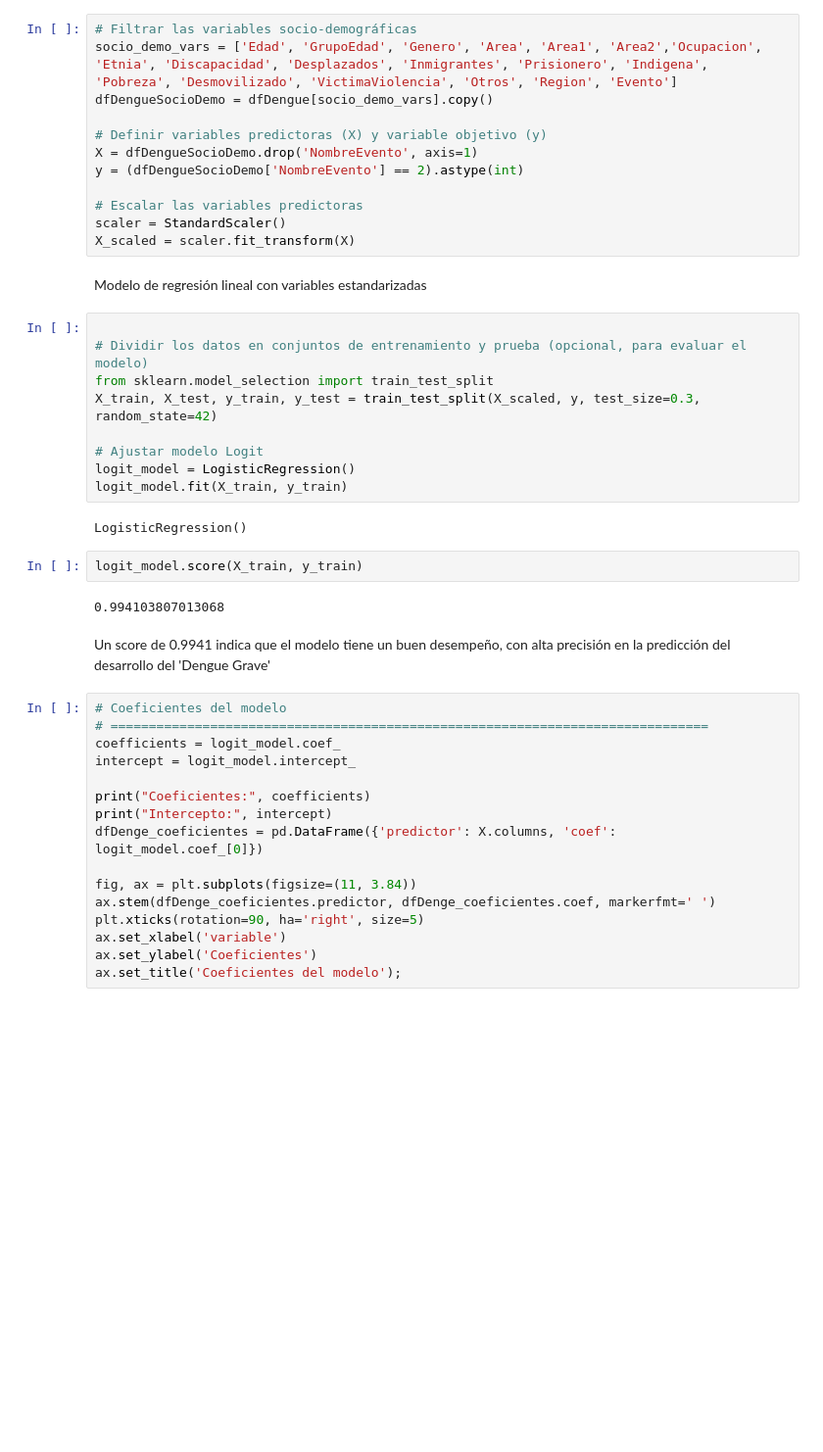
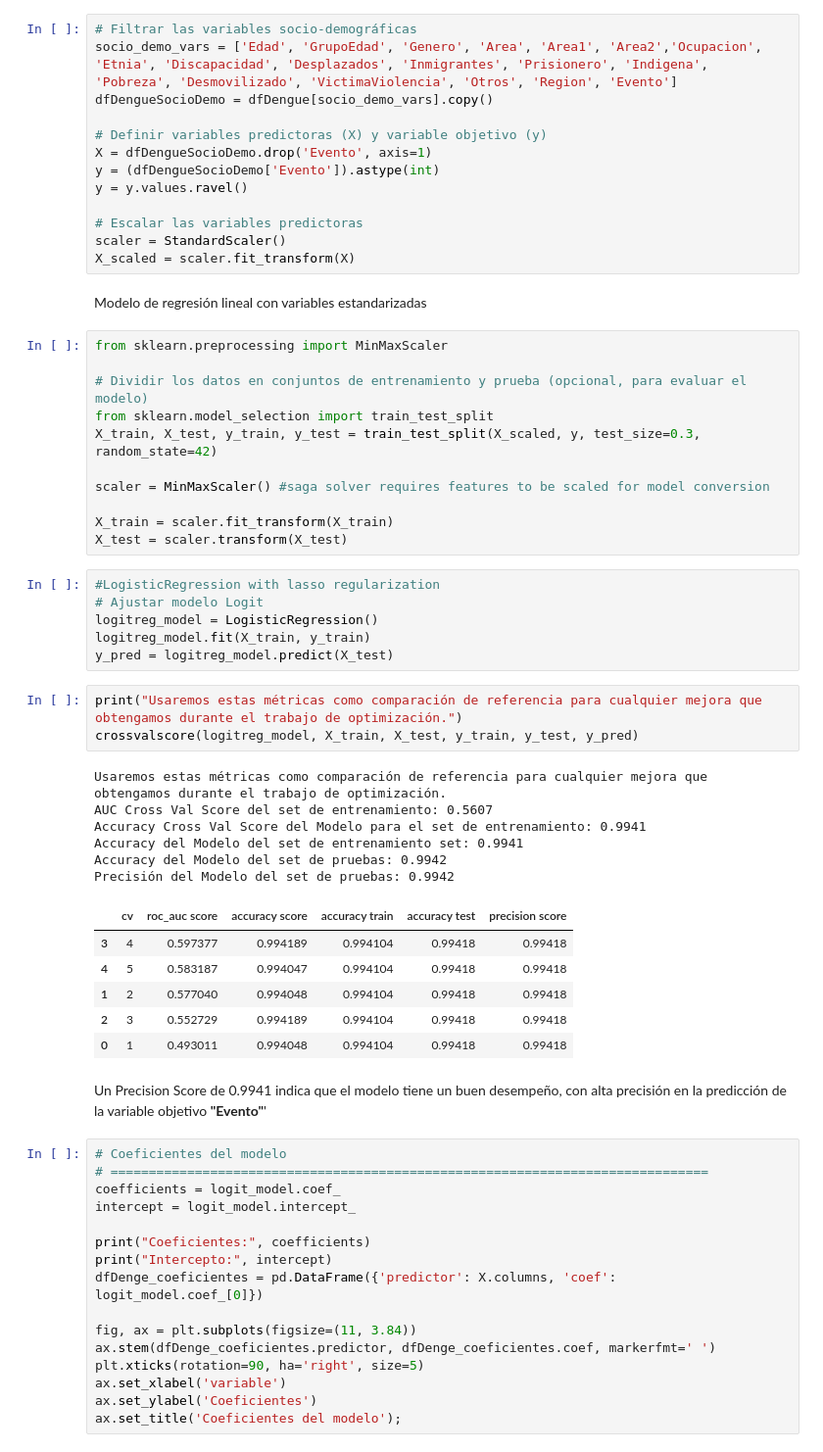
Before and after one commit to cam2149/MachinelearningI, a Jupyter notebook: Examen3_Ejercicio4.ipynb, the cells around one changed output. Shown at 98% size. Saved outputs shown, nothing was run; the diff lists cells and outputs as text; blank space fills up the shorter version.

```diff
--- a/Examen3_Ejercicio4.ipynb
+++ b/Examen3_Ejercicio4.ipynb
@@ -390,8 +421,9 @@ socio_demo_vars = ['Edad', 'GrupoEdad', 'Genero', 'Area', 'Area1', 'Area2','Ocup
 dfDengueSocioDemo = dfDengue[socio_demo_vars].copy()
 
 # Definir variables predictoras (X) y variable objetivo (y)
-X = dfDengueSocioDemo.drop('NombreEvento', axis=1)
-y = (dfDengueSocioDemo['NombreEvento'] == 2).astype(int)
+X = dfDengueSocioDemo.drop('Evento', axis=1)
+y = (dfDengueSocioDemo['Evento']).astype(int)
+y = y.values.ravel()
 
 # Escalar las variables predictoras
 scaler = StandardScaler()
@@ -399,22 +431,40 @@ X_scaled = scaler.fit_transform(X)
 # %% [markdown]
 Modelo de regresión lineal con variables estandarizadas
 # %%
+from sklearn.preprocessing import MinMaxScaler
 
 # Dividir los datos en conjuntos de entrenamiento y prueba (opcional, para evaluar el modelo)
 from sklearn.model_selection import train_test_split
 X_train, X_test, y_train, y_test = train_test_split(X_scaled, y, test_size=0.3, random_state=42)
 
-# Ajustar modelo Logit
-logit_model = LogisticRegression()
-logit_model.fit(X_train, y_train)
+scaler = MinMaxScaler() #saga solver requires features to be scaled for model conversion
+
+X_train = scaler.fit_transform(X_train)
+X_test = scaler.transform(X_test)
-# %% [output]
-LogisticRegression()
-# %%
-logit_model.score(X_train, y_train)
-# %% [output]
-0.994103807013068
+# %%
+#LogisticRegression with lasso regularization
+# Ajustar modelo Logit
+logitreg_model = LogisticRegression()
+logitreg_model.fit(X_train, y_train)
+y_pred = logitreg_model.predict(X_test)
+# %%
+print("Usaremos estas métricas como comparación de referencia para cualquier mejora que obtengamos durante el trabajo de optimización.")
+crossvalscore(logitreg_model, X_train, X_test, y_train, y_test, y_pred)
+# %% [output]
+Usaremos estas métricas como comparación de referencia para cualquier mejora que obtengamos durante el trabajo de optimización.
+AUC Cross Val Score del set de entrenamiento: 0.5607
+Accuracy Cross Val Score del Modelo para el set de entrenamiento: 0.9941
+Accuracy del Modelo del set de entrenamiento set: 0.9941
+Accuracy del Modelo del set de pruebas: 0.9942
+Precisión del Modelo del set de pruebas: 0.9942
+|  | cv | roc_auc score | accuracy score | accuracy train | accuracy test | precision score |
+| 3 | 4 | 0.597377 | 0.994189 | 0.994104 | 0.99418 | 0.99418 |
+| 4 | 5 | 0.583187 | 0.994047 | 0.994104 | 0.99418 | 0.99418 |
+| 1 | 2 | 0.577040 | 0.994048 | 0.994104 | 0.99418 | 0.99418 |
+| 2 | 3 | 0.552729 | 0.994189 | 0.994104 | 0.99418 | 0.99418 |
+| 0 | 1 | 0.493011 | 0.994048 | 0.994104 | 0.99418 | 0.99418 |
 # %% [markdown]
-Un score de 0.9941 indica que el modelo tiene un buen desempeño, con alta precisión en la predicción del desarrollo del 'Dengue Grave'
+Un Precision Score de 0.9941 indica que el modelo tiene un buen desempeño, con alta precisión en la predicción de la variable objetivo **"Evento"**'
 # %%
 # Coeficientes del modelo
 # ==============================================================================
```
Also changed, not shown: parts of 5 cells of this notebook.
